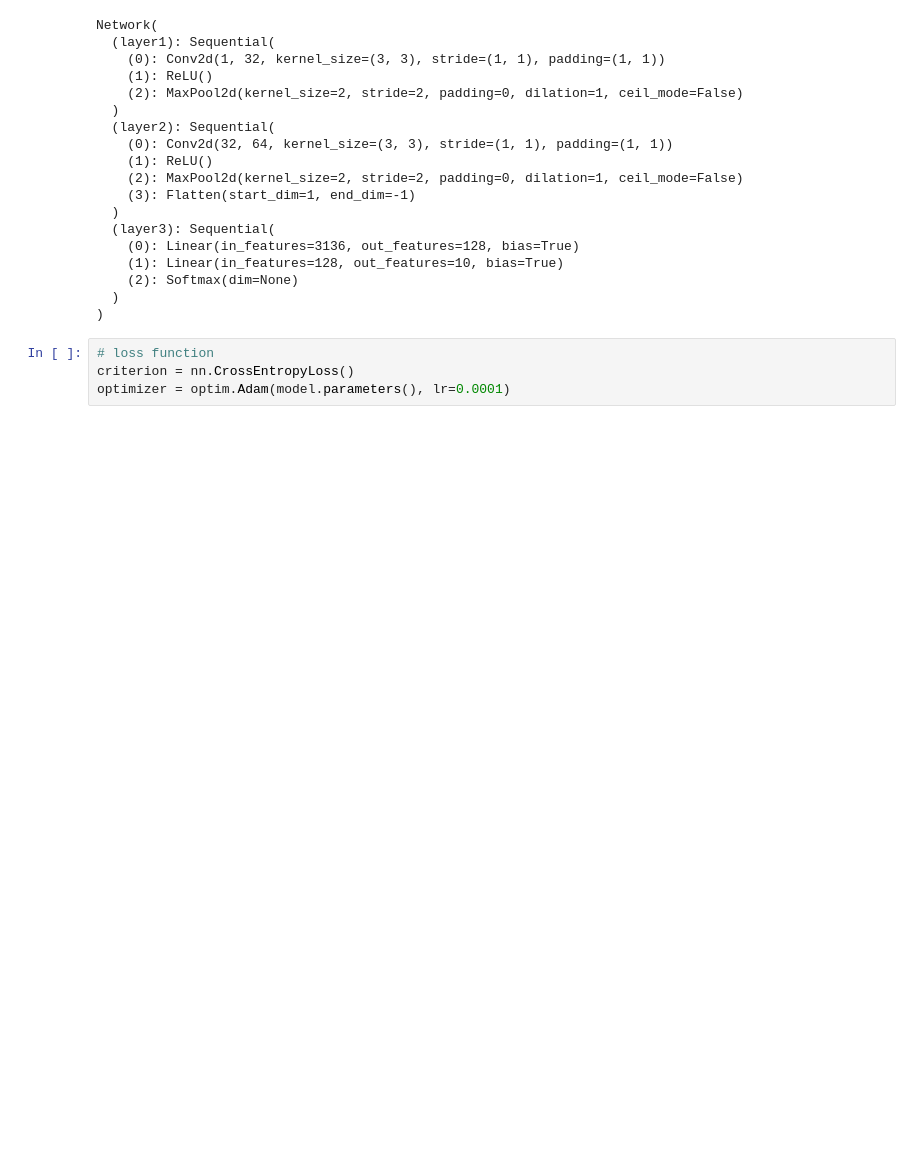
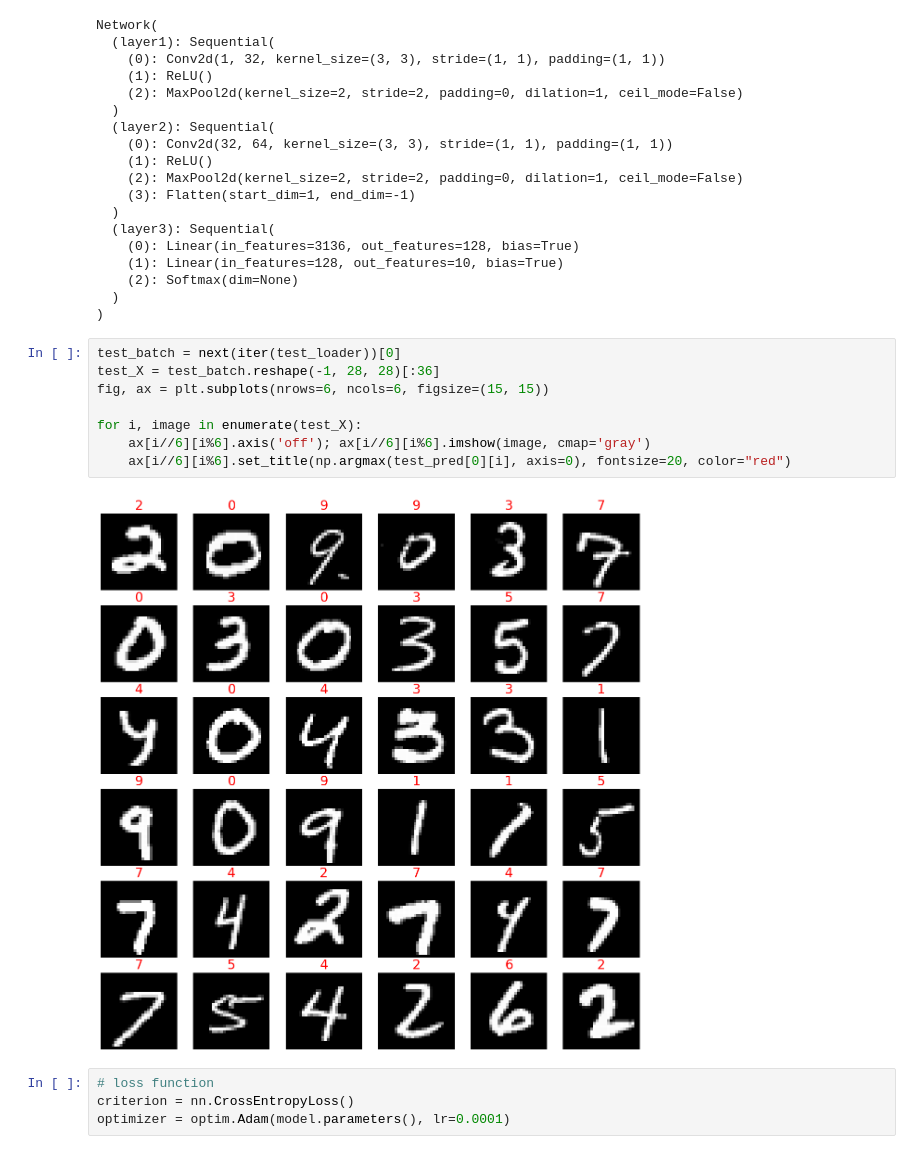
Before and after one commit to ehsson/AI_Practice, a Jupyter notebook: Mnist_practice/Mnist_practice.ipynb, the cells around one changed output. Drawn from its saved outputs; the diff is of its cells as text; blank space fills up the shorter version.

```diff
--- a/Mnist_practice/Mnist_practice.ipynb
+++ b/Mnist_practice/Mnist_practice.ipynb
@@ -106,6 +107,16 @@ Network(
     (2): Softmax(dim=None)
   )
 )
+# %%
+test_batch = next(iter(test_loader))[0]
+test_X = test_batch.reshape(-1, 28, 28)[:36]
+fig, ax = plt.subplots(nrows=6, ncols=6, figsize=(15, 15))
+
+for i, image in enumerate(test_X):
+    ax[i//6][i%6].axis('off'); ax[i//6][i%6].imshow(image, cmap='gray')
+    ax[i//6][i%6].set_title(np.argmax(test_pred[0][i], axis=0), fontsize=20, color="red")
+# %% [output]
+[figure, added]
 # %%
 # loss function
 criterion = nn.CrossEntropyLoss()
```
Also changed, not shown: parts of 5 cells of this notebook.
